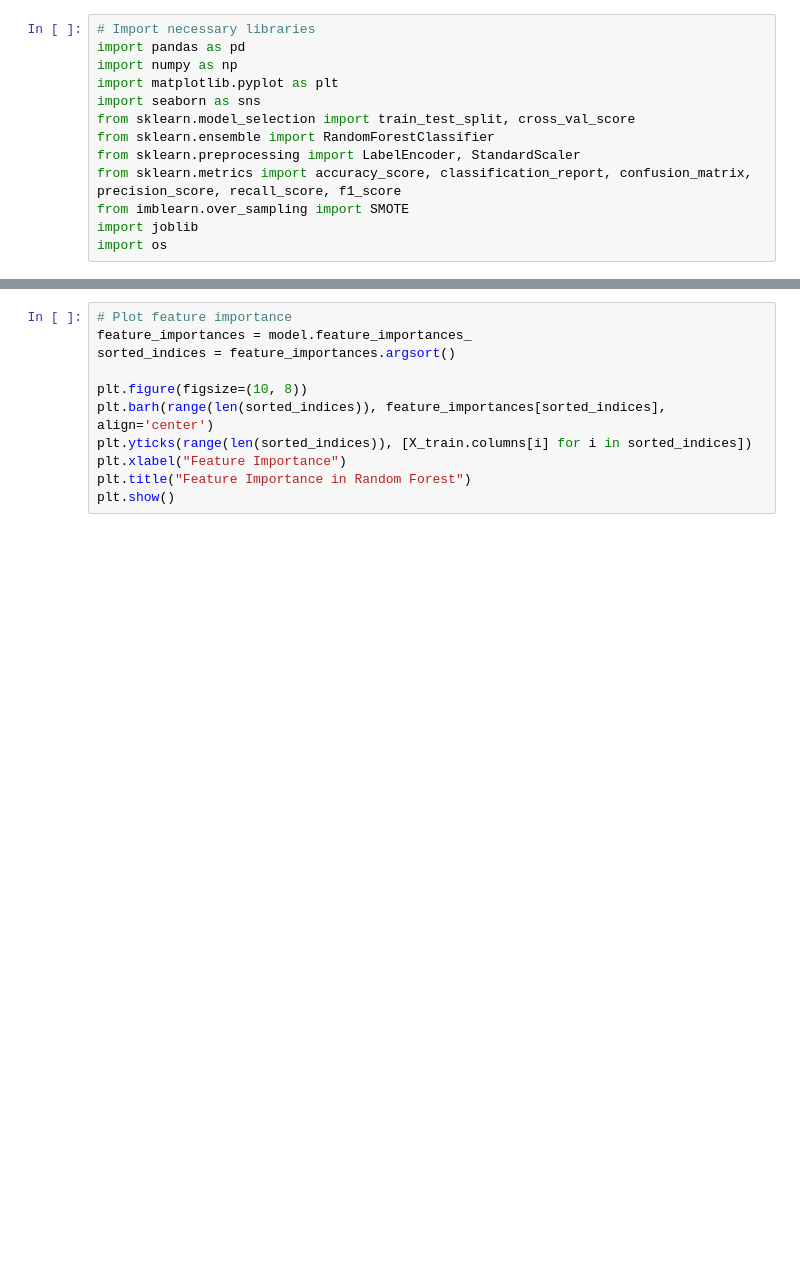
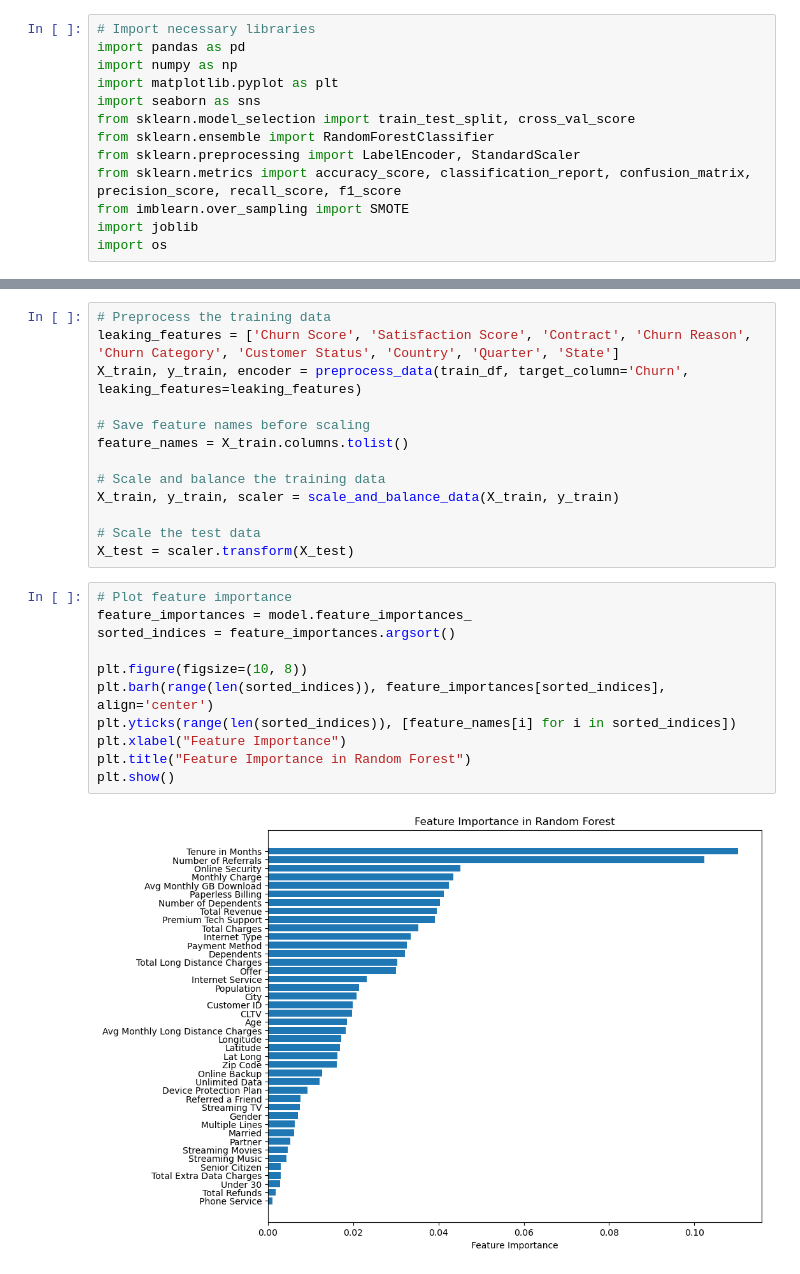
Before and after one commit to aadedigbae/ML-DEPLOYMENT-SUMMATIVE, a Jupyter notebook: notebook/project_name.ipynb, the cells around one changed output, grey strips where cells are left out. Drawn from its saved outputs; the diff is of its cells as text; blank space fills up the shorter version.

```diff
--- a/notebook/project_name.ipynb
+++ b/notebook/project_name.ipynb
@@ -140,11 +152,26 @@ print("Mean Cross-Validation Accuracy:", scores.mean())
+# %%
+# Preprocess the training data
+leaking_features = ['Churn Score', 'Satisfaction Score', 'Contract', 'Churn Reason', 'Churn Category', 'Customer Status', 'Country', 'Quarter', 'State']
+X_train, y_train, encoder = preprocess_data(train_df, target_column='Churn', leaking_features=leaking_features)
+
+# Save feature names before scaling
+feature_names = X_train.columns.tolist()
+
+# Scale and balance the training data
+X_train, y_train, scaler = scale_and_balance_data(X_train, y_train)
+
+# Scale the test data
+X_test = scaler.transform(X_test)
 # %%
 # Plot feature importance
 feature_importances = model.feature_importances_
 sorted_indices = feature_importances.argsort()
 
 plt.figure(figsize=(10, 8))
 plt.barh(range(len(sorted_indices)), feature_importances[sorted_indices], align='center')
-plt.yticks(range(len(sorted_indices)), [X_train.columns[i] for i in sorted_indices])
+plt.yticks(range(len(sorted_indices)), [feature_names[i] for i in sorted_indices])
 plt.xlabel("Feature Importance")
 plt.title("Feature Importance in Random Forest")
 plt.show()
+# %% [output]
+[figure, added]
```
Also changed, not shown: parts of 8 cells of this notebook, 9 other files.
